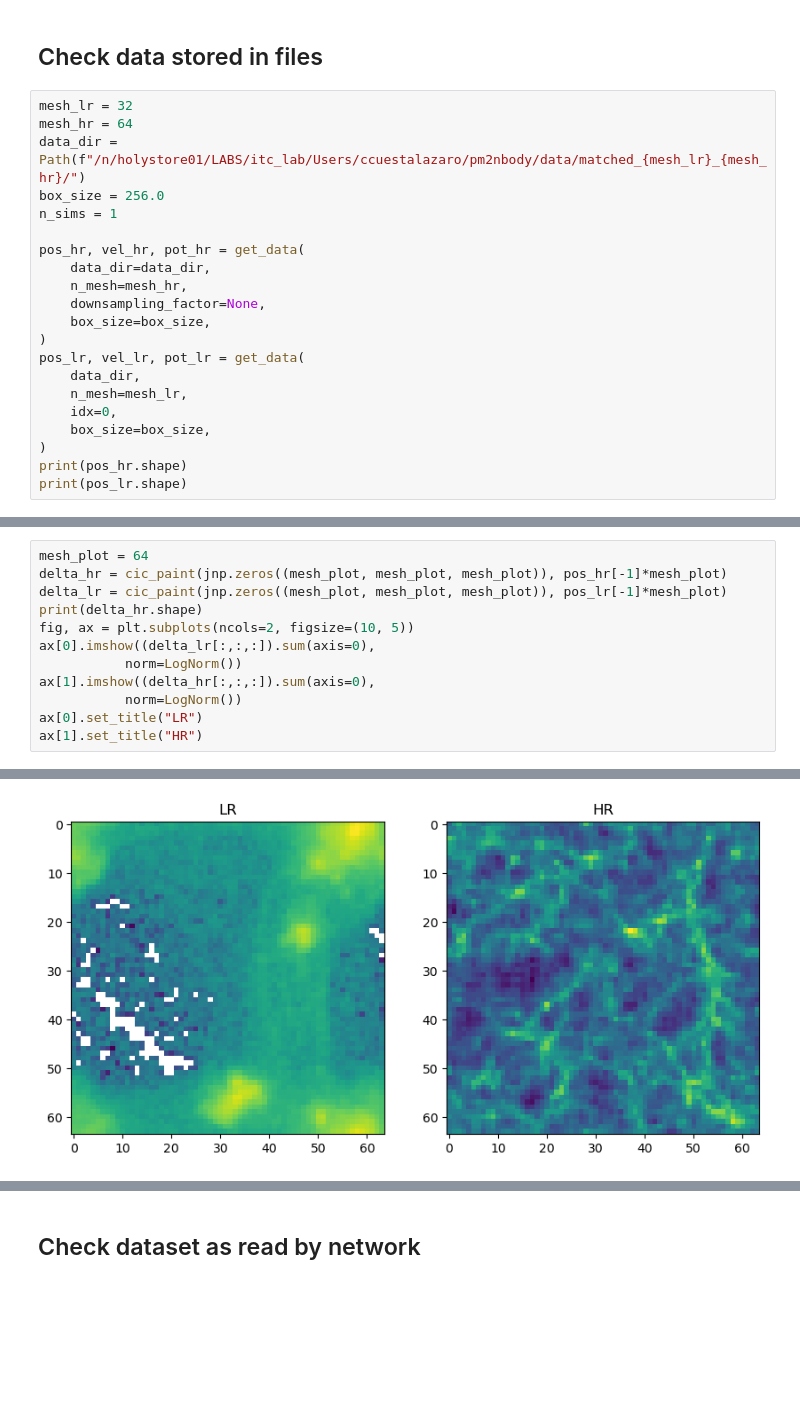
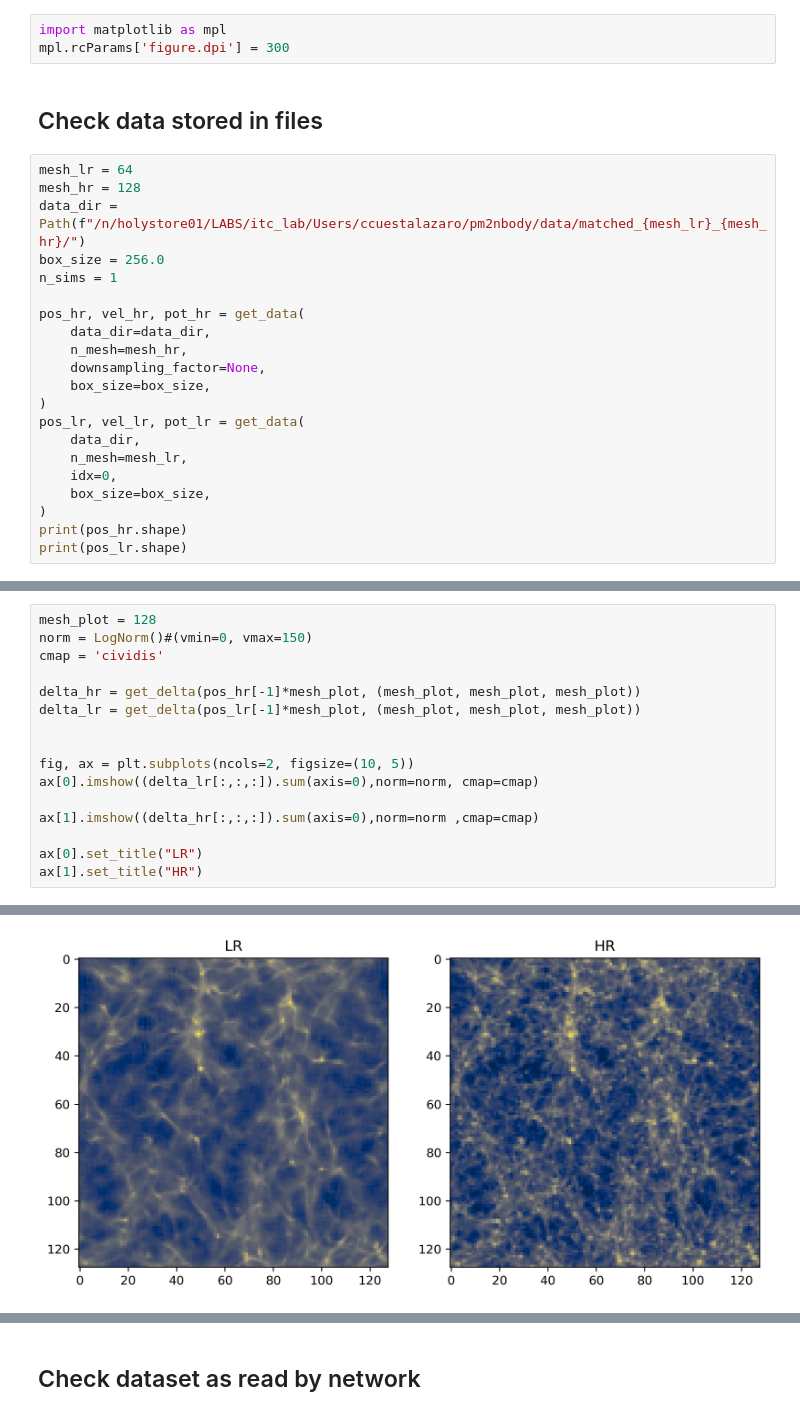
Before and after one commit to florpi/JaxPM, a Jupyter notebook: pm2nbody/notebooks/EDA_data.ipynb, the cells around one changed output, grey strips where cells are left out. Cells and saved outputs as stored; diff of their text form; blank space fills up the shorter version.

```diff
--- a/pm2nbody/notebooks/EDA_data.ipynb
+++ b/pm2nbody/notebooks/EDA_data.ipynb
@@ -18,8 +27,11 @@ from read_data import get_data, load_datasets
+# %%
+import matplotlib as mpl
+mpl.rcParams['figure.dpi'] = 300
 # %% [markdown]
 ## Check data stored in files
 # %%
-mesh_lr = 32
-mesh_hr = 64
+mesh_lr = 64
+mesh_hr = 128
 data_dir = Path(f"/n/holystore01/LABS/itc_lab/Users/ccuestalazaro/pm2nbody/data/matched_{mesh_lr}_{mesh_hr}/")
 box_size = 256.0
 n_sims = 1
@@ -54,13 +107,17 @@ AttributeError: PathCollection.set() got an unexpected keyword argument 'markers
 # %%
-mesh_plot = 64
-delta_hr = cic_paint(jnp.zeros((mesh_plot, mesh_plot, mesh_plot)), pos_hr[-1]*mesh_plot)
-delta_lr = cic_paint(jnp.zeros((mesh_plot, mesh_plot, mesh_plot)), pos_lr[-1]*mesh_plot)
-print(delta_hr.shape)
+mesh_plot = 128
+norm = LogNorm()#(vmin=0, vmax=150)
+cmap = 'cividis'
+
+delta_hr = get_delta(pos_hr[-1]*mesh_plot, (mesh_plot, mesh_plot, mesh_plot))
+delta_lr = get_delta(pos_lr[-1]*mesh_plot, (mesh_plot, mesh_plot, mesh_plot))
+
+
 fig, ax = plt.subplots(ncols=2, figsize=(10, 5))
-ax[0].imshow((delta_lr[:,:,:]).sum(axis=0),
-           norm=LogNorm())
-ax[1].imshow((delta_hr[:,:,:]).sum(axis=0),
-           norm=LogNorm())
+ax[0].imshow((delta_lr[:,:,:]).sum(axis=0),norm=norm, cmap=cmap)
+
+ax[1].imshow((delta_hr[:,:,:]).sum(axis=0),norm=norm ,cmap=cmap)
+
 ax[0].set_title("LR")
 ax[1].set_title("HR")
 # %% [output]
@@ -69 +125 @@ Text(0.5, 1.0, 'HR')
-[figure, old version]
+[figure, new version]
```
Also changed, not shown: parts of 20 cells of this notebook, 4 other files.
